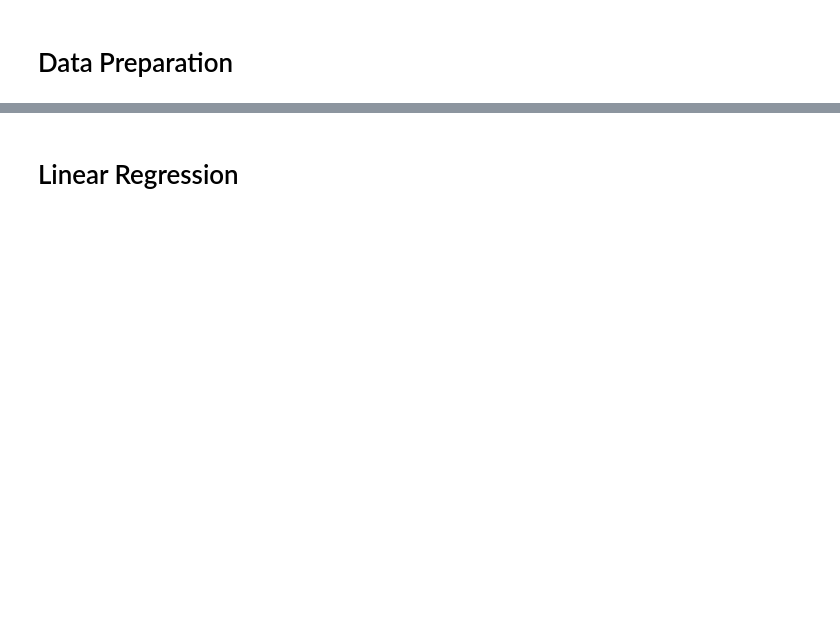
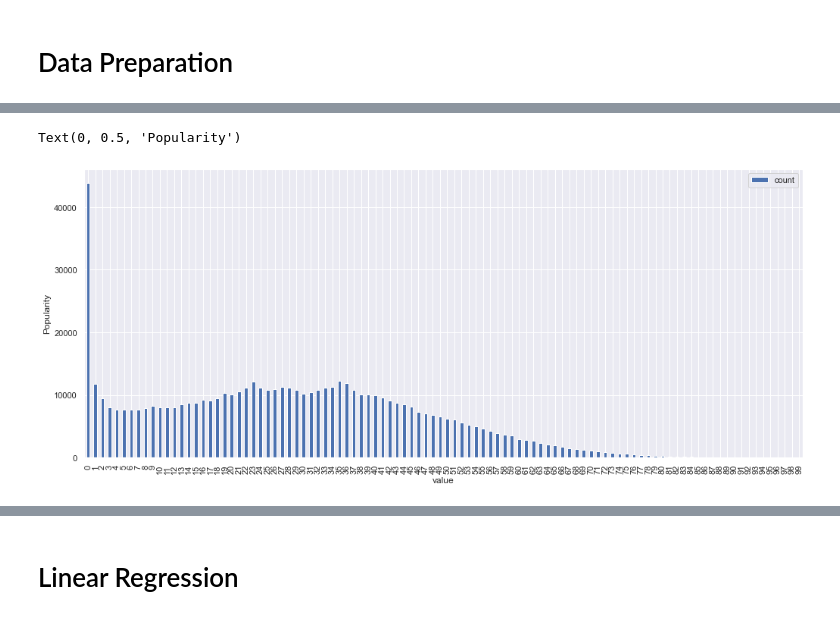
Before and after one commit to carloalbe/Pyspark-Spotify-Analysis, a Jupyter notebook: code/LinearRegression.ipynb, the cells around one changed output, grey strips where cells are left out. Cells and saved outputs as stored; diff of their text form; code cells hidden in the pictures; blank space fills up the shorter version.

```diff
--- a/code/LinearRegression.ipynb
+++ b/code/LinearRegression.ipynb
@@ -228,0 +267,17 @@ sns.heatmap(corr,xticklabels=numerical_columns, yticklabels=numerical_columns)
+# %%
+import pyspark.sql.functions as F
+
+def value_counts(spark_df, colm, order=1, n=10):
+
+    if order==1 :
+        return pd.DataFrame(spark_df.select(colm).groupBy(colm).count().orderBy(F.desc_nulls_first("count")).head(n),columns=["value","count"])
+    if order==2 :
+        return pd.DataFrame(spark_df.select(colm).groupBy(colm).count().orderBy(F.asc(colm)).head(n),columns=["value","count"])
+    if order==3 :
+        return pd.DataFrame(spark_df.select(colm).groupBy(colm).count().orderBy(F.desc(colm)).head(n),columns=["value","count"])
+    if order==4 :
+        return pd.concat([pd.DataFrame(spark_df.select(colm).groupBy(colm).count().orderBy(F.asc(colm)).head(n),columns=["value","count"]),
+                          pd.DataFrame(spark_df.select(colm).groupBy(colm).count().orderBy(F.desc(colm)).head(n),columns=["value","count"])])
+# %%
+count = value_counts(df, 'popularity_track', order=2, n=100)
+count
@@ -228,0 +298,8 @@ sns.heatmap(corr,xticklabels=numerical_columns, yticklabels=numerical_columns)
+# %%
+sns.set(rc={'figure.figsize':(17,7)})
+count.plot.bar('value','count')
+plt.ylabel('Count')
+plt.ylabel('Popularity')
+# %% [output]
+Text(0, 0.5, 'Popularity')
+[figure, added]
```
Also changed, not shown: parts of 42 cells of this notebook, 3 other files.
